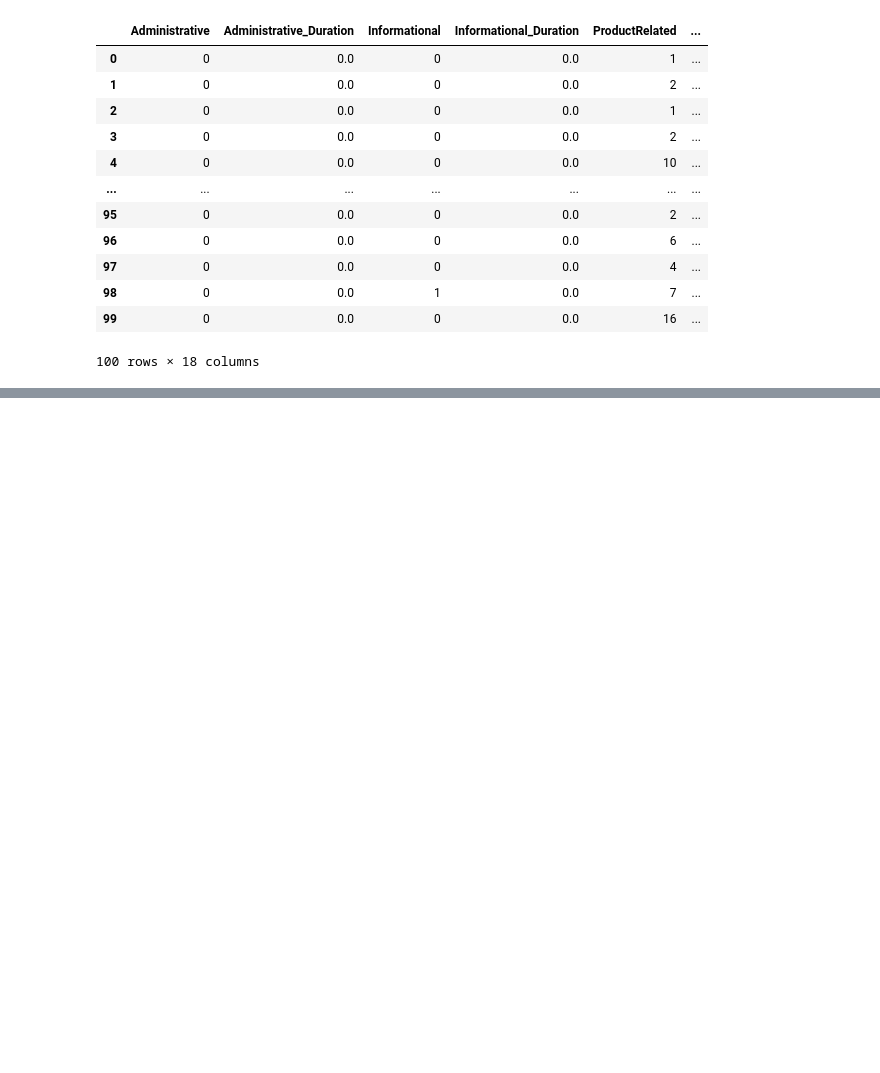
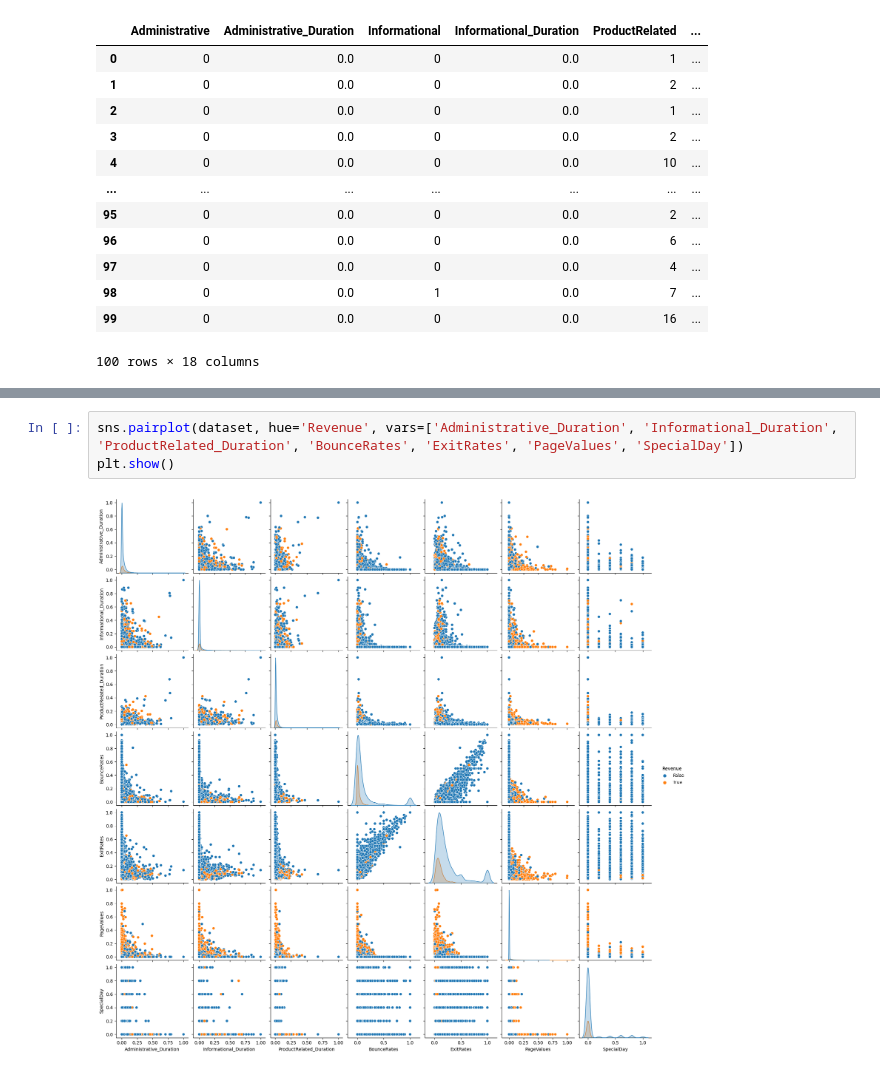
Before and after one commit to Omegalpha44/DIA3_python-project, a Jupyter notebook: code.ipynb, the cells around one changed output, grey strips where cells are left out. Cells and saved outputs as stored; diff of their text form; blank space fills up the shorter version.

```diff
--- a/code.ipynb
+++ b/code.ipynb
@@ -82,0 +103,5 @@ dataset.head(100)
+# %%
+sns.pairplot(dataset, hue='Revenue', vars=['Administrative_Duration', 'Informational_Duration', 'ProductRelated_Duration', 'BounceRates', 'ExitRates', 'PageValues', 'SpecialDay'])
+plt.show()
+# %% [output]
+[figure, added]
```
Also changed, not shown: parts of 11 cells of this notebook, 1 other file.
